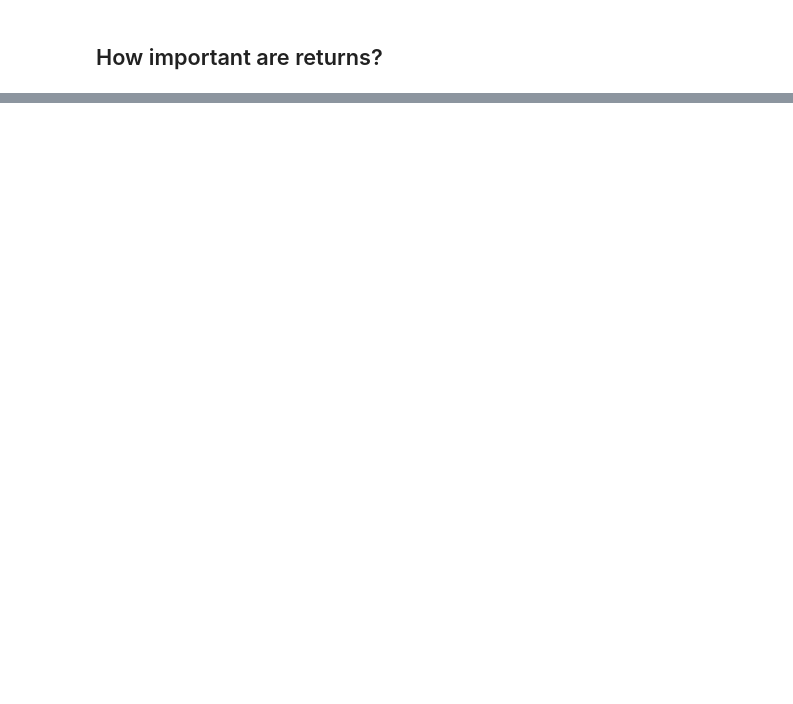
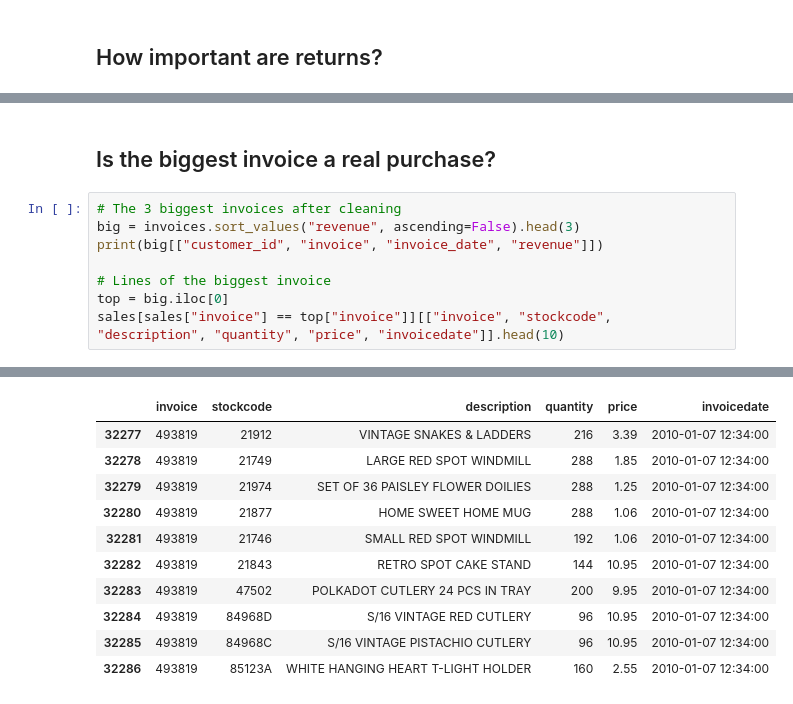
Before and after one commit to Umar43/online-retail-predictive-analytics, a Jupyter notebook: notebooks/02_eda.ipynb, the cells around one changed output, grey strips where cells are left out. Cells and saved outputs as stored; diff of their text form; blank space fills up the shorter version.

```diff
--- a/notebooks/02_eda.ipynb
+++ b/notebooks/02_eda.ipynb
@@ -313,0 +393,11 @@ Customers with at least one return: 2511 (43%)
+# %% [markdown]
+## Is the biggest invoice a real purchase?
+# %%
+# The 3 biggest invoices after cleaning
+big = invoices.sort_values("revenue", ascending=False).head(3)
+print(big[["customer_id", "invoice", "invoice_date", "revenue"]])
+
+# Lines of the biggest invoice
+top = big.iloc[0]
+sales[sales["invoice"] == top["invoice"]][["invoice", "stockcode", "description", "quantity", "price", "invoicedate"]].head(10)
+# %% [output]
@@ -313,0 +408,11 @@ Customers with at least one return: 2511 (43%)
+|  | invoice | stockcode | description | quantity | price | invoicedate |
+| 32277 | 493819 | 21912 | VINTAGE SNAKES & LADDERS | 216 | 3.39 | 2010-01-07 12:34:00 |
+| 32278 | 493819 | 21749 | LARGE RED SPOT WINDMILL | 288 | 1.85 | 2010-01-07 12:34:00 |
+| 32279 | 493819 | 21974 | SET OF 36 PAISLEY FLOWER DOILIES | 288 | 1.25 | 2010-01-07 12:34:00 |
+| 32280 | 493819 | 21877 | HOME SWEET HOME MUG | 288 | 1.06 | 2010-01-07 12:34:00 |
+| 32281 | 493819 | 21746 | SMALL RED SPOT WINDMILL | 192 | 1.06 | 2010-01-07 12:34:00 |
+| 32282 | 493819 | 21843 | RETRO SPOT CAKE STAND | 144 | 10.95 | 2010-01-07 12:34:00 |
+| 32283 | 493819 | 47502 | POLKADOT CUTLERY 24 PCS IN TRAY | 200 | 9.95 | 2010-01-07 12:34:00 |
+| 32284 | 493819 | 84968D | S/16 VINTAGE RED CUTLERY | 96 | 10.95 | 2010-01-07 12:34:00 |
+| 32285 | 493819 | 84968C | S/16 VINTAGE PISTACHIO CUTLERY | 96 | 10.95 | 2010-01-07 12:34:00 |
+| 32286 | 493819 | 85123A | WHITE HANGING HEART T-LIGHT HOLDER | 160 | 2.55 | 2010-01-07 12:34:00 |
```
Also changed, not shown: parts of 30 cells of this notebook, 9 other files.
